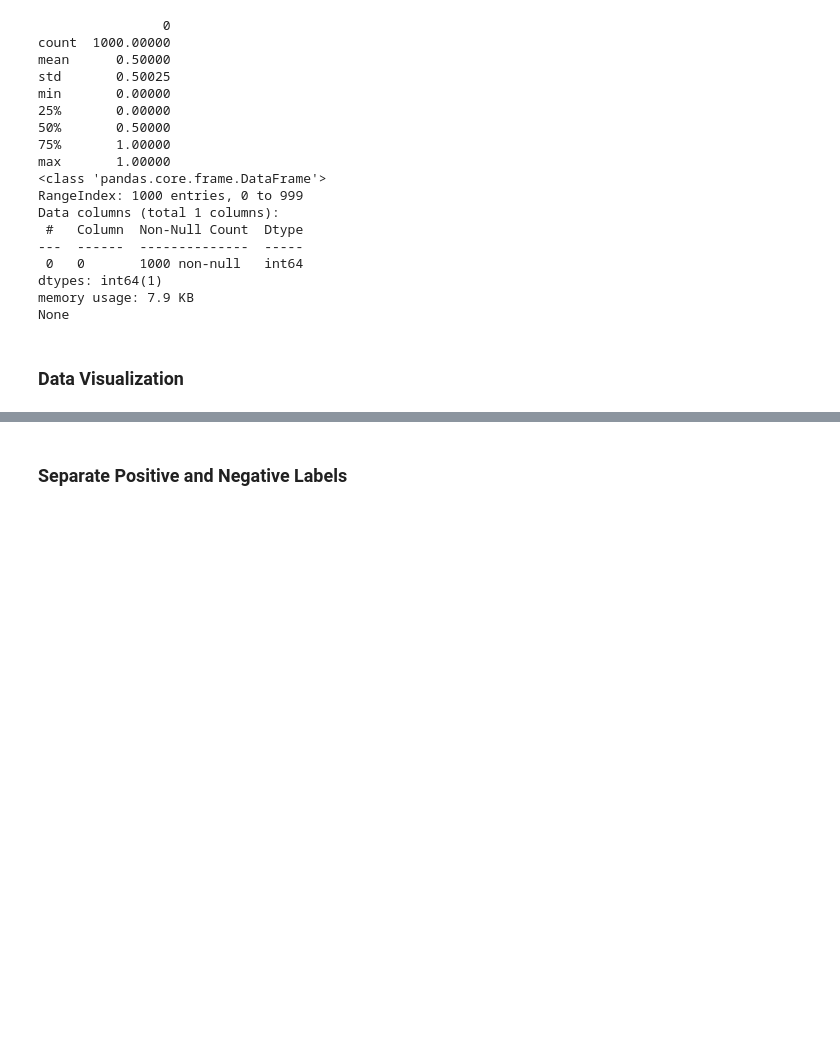
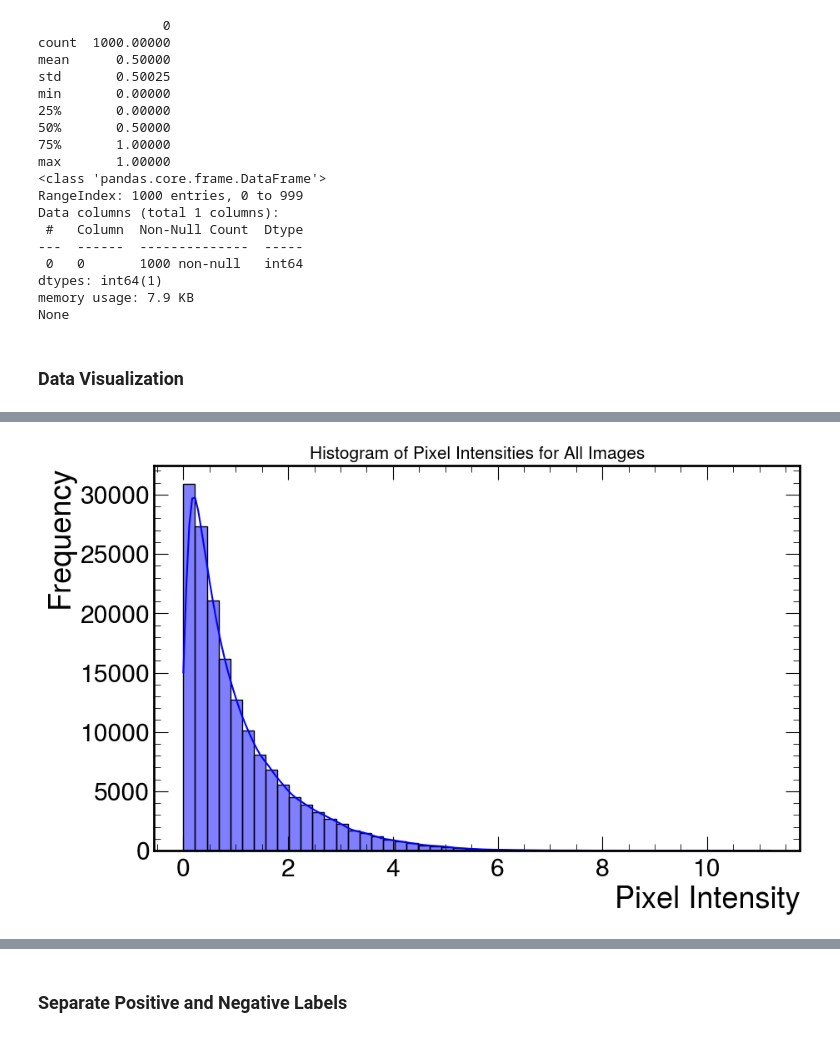
Before and after one commit to MatteoMorellini/CICADA-Google-Summer-of-Code, a Jupyter notebook: index.ipynb, the cells around one changed output, grey strips where cells are left out. Saved outputs shown, nothing was run; the diff lists cells and outputs as text; code cells hidden in the pictures; blank space fills up the shorter version.

```diff
--- a/index.ipynb
+++ b/index.ipynb
@@ -108,5 +108,20 @@ def print_image_distribution(images: NDArray[np.float64], labels: NDArray[np.int
   index = np.random.randint(0, images.shape[0])
   ax = isns.imghist(images[index])
   plt.title(f'Index: {index}, Label: {labels[index]}')
+
+def print_images_distribution(images: NDArray[np.float64], labels: NDArray[np.int64]) -> None:
+  all_pixels = images.flatten()
+
+  # Plot the histogram of pixel intensities
+  plt.figure(figsize=(10, 6))
+  sns.histplot(all_pixels, kde=True, color='blue', bins=50)
+
+  # Customize the plot
+  plt.title('Histogram of Pixel Intensities for All Images')
+  plt.xlabel('Pixel Intensity')
+  plt.ylabel('Frequency')
+
+  # Show the plot
+  plt.show()
 # %%
 # TODO: histogram of pixel intensities using seaborn (or alternatives)
@@ -115,0 +131,4 @@ print_image_distribution(images, labels)
+# %%
+print_images_distribution(images_train, labels)
+# %% [output]
+[figure, added]
```
Also changed, not shown: parts of 16 cells of this notebook.
